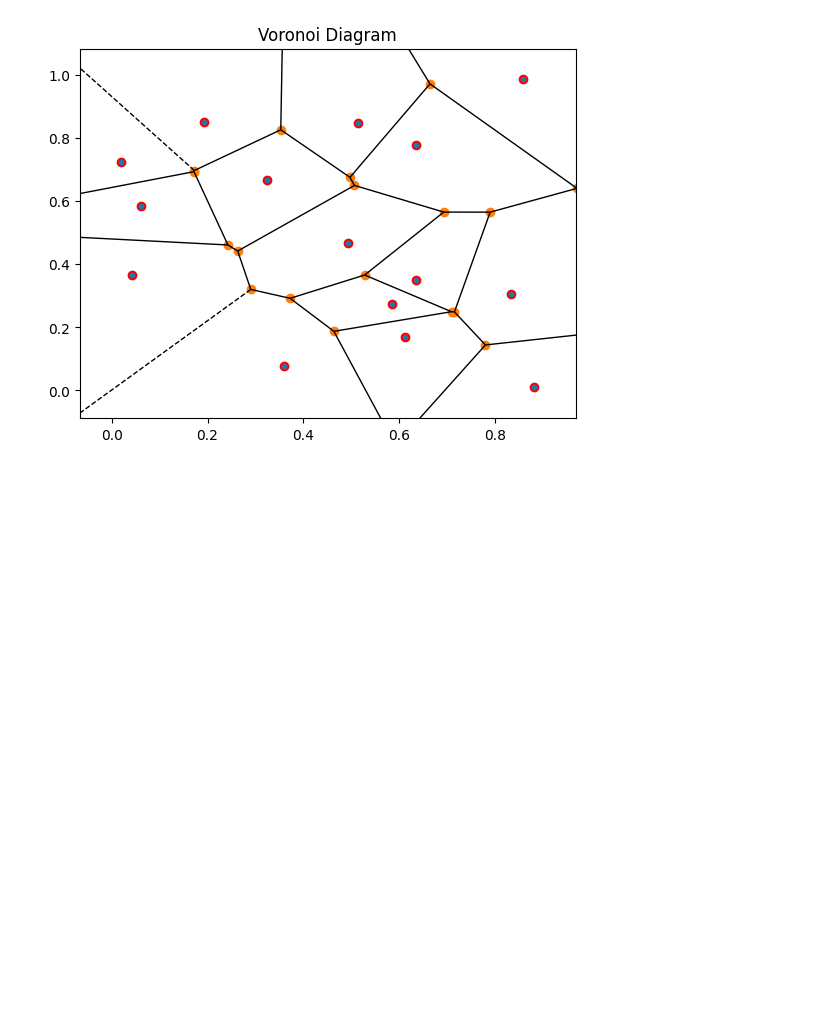
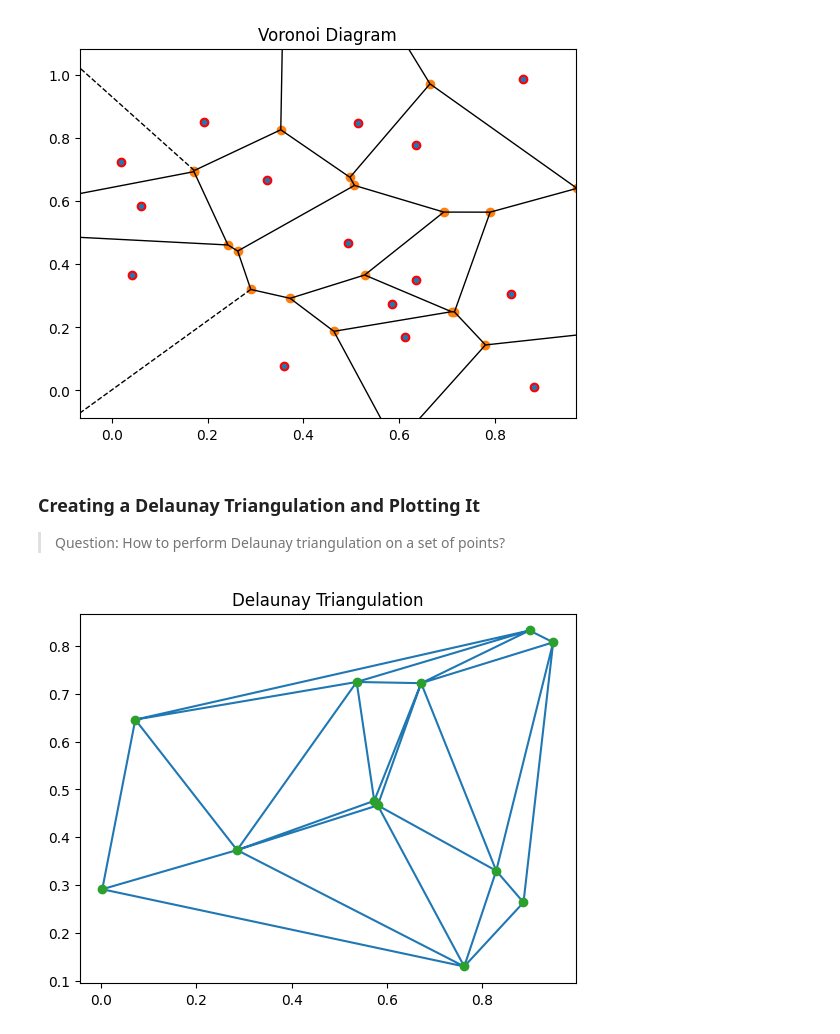
Before and after one commit to rubydamodar/SciPyMastery-From-Basics-to-Breakthroughs, a Jupyter notebook: Beginner Level/SCIPY-SPATIAL.ipynb, the cells around one changed output. Drawn from its saved outputs; the diff is of its cells as text; code cells hidden in the pictures; blank space fills up the shorter version.

Commit message:
delaunary trangulation
###  Creating a Delaunay Triangulation and Plotting It
> Question: How to perform Delaunay triangulation on a set of points?

Co-Authored-By: 왕뚜껑맛있땅 <7420085+JIwoo@users.noreply.github.com>
Co-Authored-By: Hyoeun  <137873124+hyoeunjoo@users.noreply.github.com>
Co-Authored-By: jiwooverse <184836366+jiwooverse@users.noreply.github.com>
Co-Authored-By: Jayson <89952042+jsoonworld@users.noreply.github.com>
Co-Authored-By: VIMAL KUMAR <vimalkumarji112@gmail.com>

```diff
--- a/Beginner Level/SCIPY-SPATIAL.ipynb
+++ b/Beginner Level/SCIPY-SPATIAL.ipynb
@@ -400,3 +400,22 @@ plt.title('Voronoi Diagram')
 plt.show()
 # %% [output]
 [figure]
+# %% [markdown]
+###  Creating a Delaunay Triangulation and Plotting It
+> Question: How to perform Delaunay triangulation on a set of points?
+# %%
+from scipy.spatial import Delaunay
+
+# Random points
+points = np.random.rand(12, 2)
+
+# Compute Delaunay triangulation
+tri = Delaunay(points)
+
+# Plotting
+plt.triplot(points[:, 0], points[:, 1], tri.simplices)
+plt.plot(points[:, 0], points[:, 1], 'o')
+plt.title('Delaunay Triangulation')
+plt.show()
+# %% [output]
+[figure, added]
```
